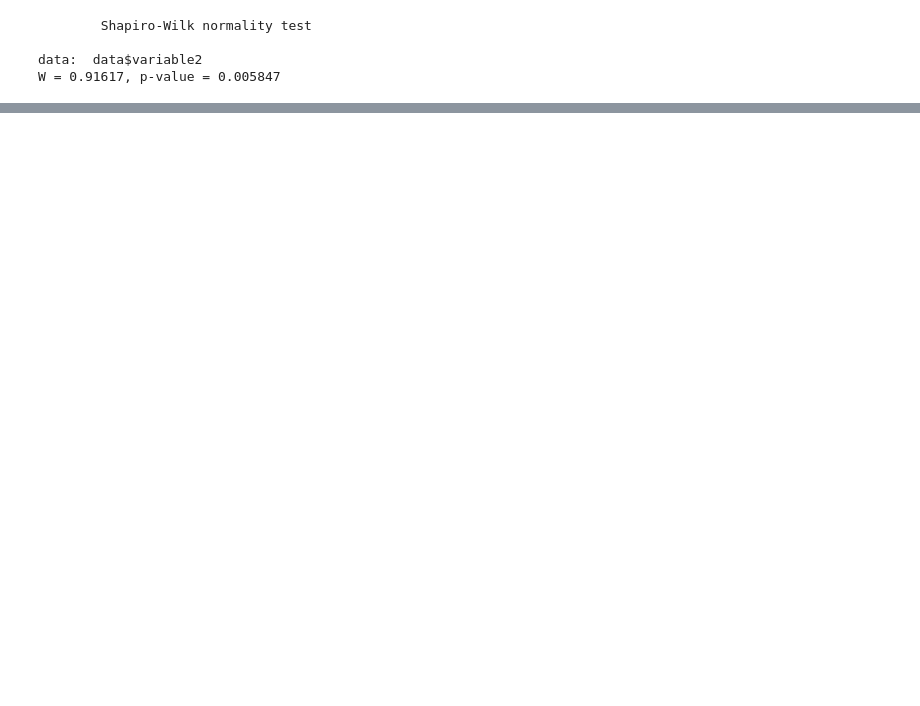
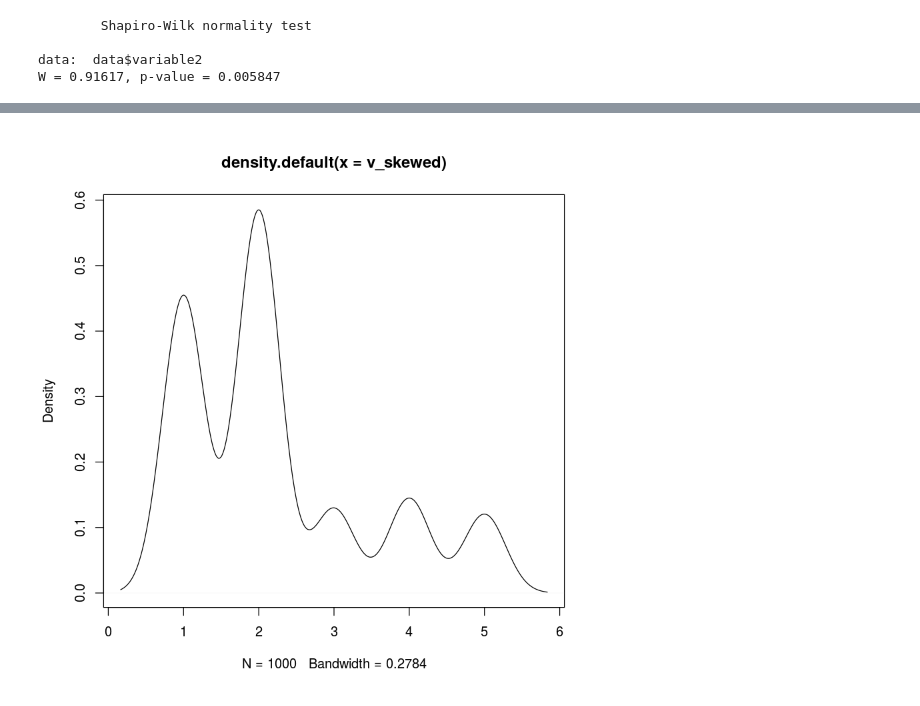
Before and after one commit to eduardozamudio/cursoR_unam, a Jupyter notebook: notebooks/Tema4- Análisis exploratorio.ipynb, the cells around one changed output, grey strips where cells are left out. Drawn from its saved outputs; the diff is of its cells as text; code cells hidden in the pictures; blank space fills up the shorter version.

```diff
--- a/notebooks/Tema4- Análisis exploratorio.ipynb
+++ b/notebooks/Tema4- Análisis exploratorio.ipynb
@@ -218,0 +294,4 @@ W = 0.91617, p-value = 0.005847
+# %%
+plot(density(v_skewed))
+# %% [output]
+[figure, added]
```
Also changed, not shown: parts of 39 cells of this notebook.
